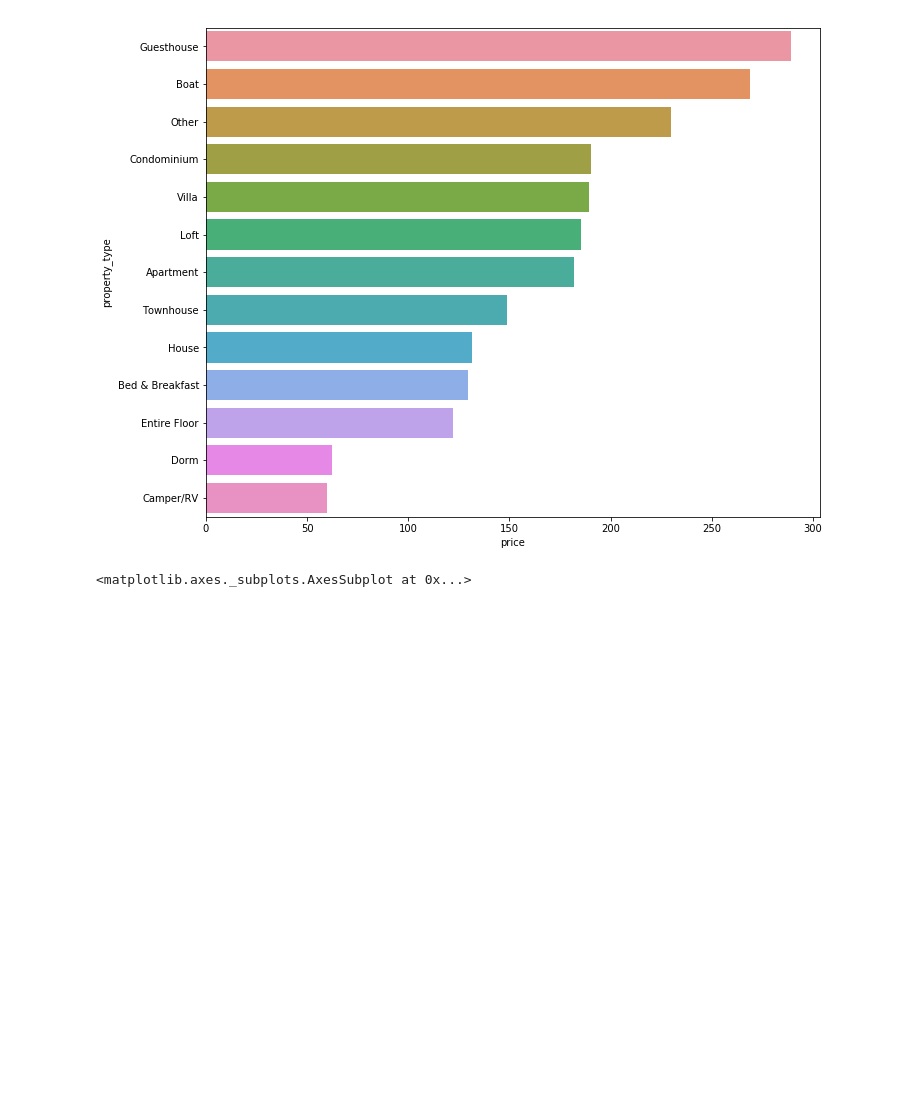
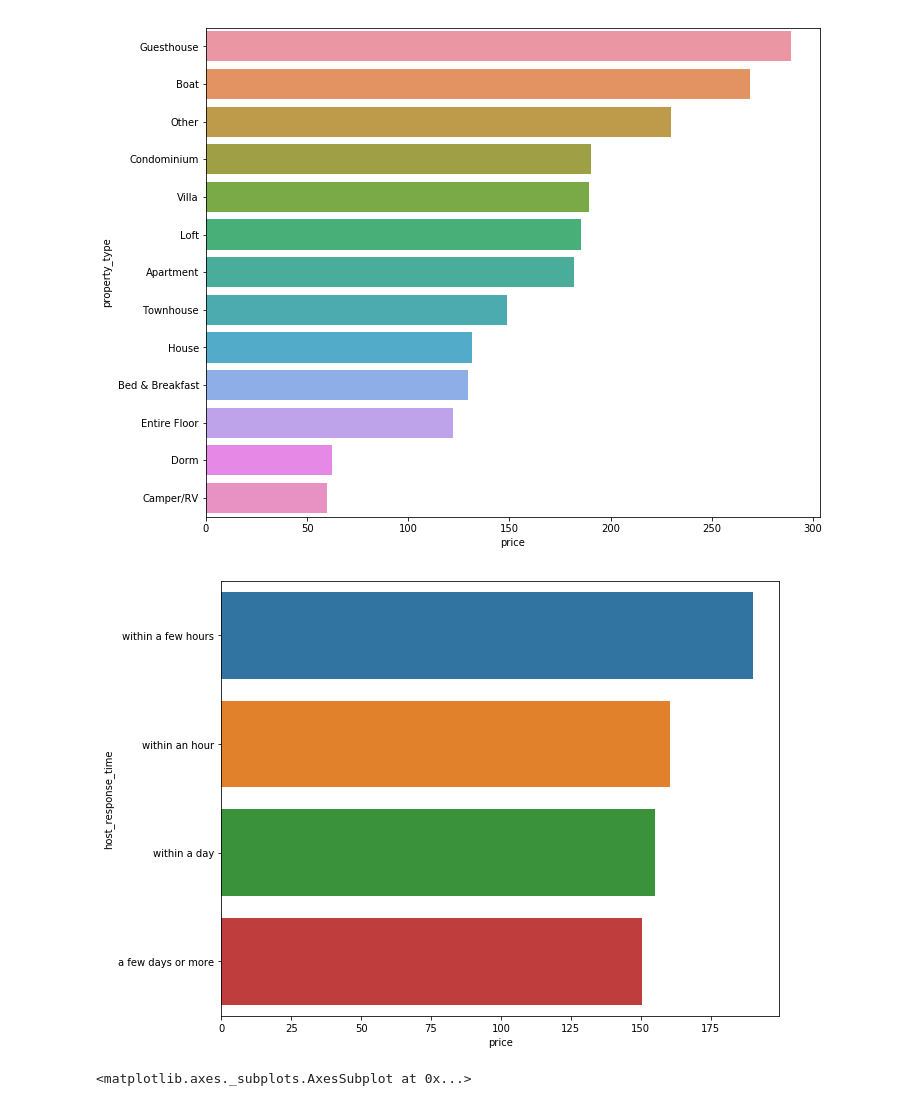
Before and after one commit to haataa/airbnb_finding, a Jupyter notebook: airbnb_finding.ipynb, the cells around one changed output. Cells and saved outputs as stored; diff of their text form; code cells hidden in the pictures; blank space fills up the shorter version.

```diff
--- a/airbnb_finding.ipynb
+++ b/airbnb_finding.ipynb
@@ -456,6 +455,10 @@ plot_price_by_cat('neighbourhood_cleansed',bs_listing=bs_listing_price)
 plot_price_by_cat('property_type',bs_listing=bs_listing_price)
 # %% [output]
 [figure]
+# %%
+plot_price_by_cat('host_response_time',bs_listing=bs_listing_price,fig_row_size=10,fig_col_size=8)
+# %% [output]
+[figure, added]
 # %%
 # price and bed_type
 fig = plt.figure(figsize=(12, 8))
```
Also changed, not shown: parts of 9 cells of this notebook.
